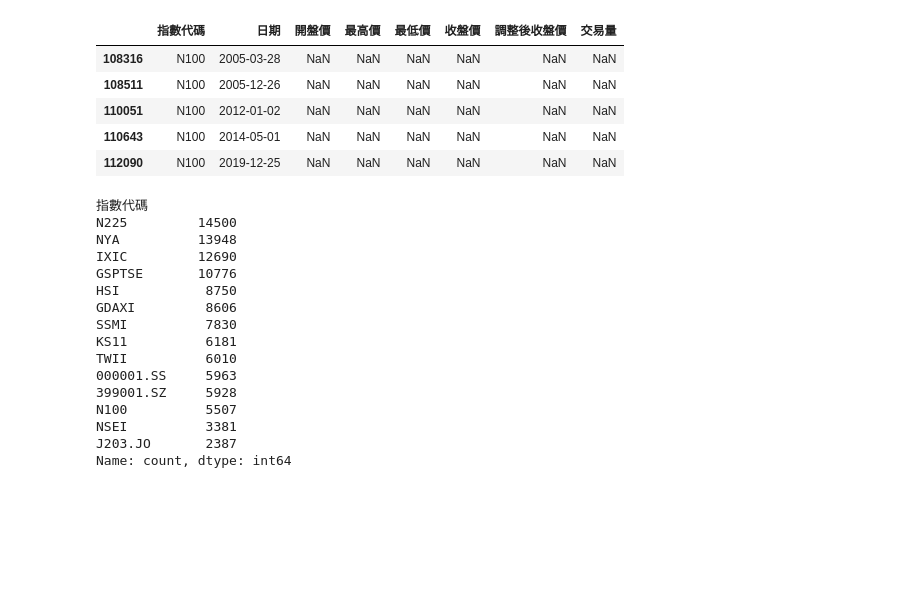
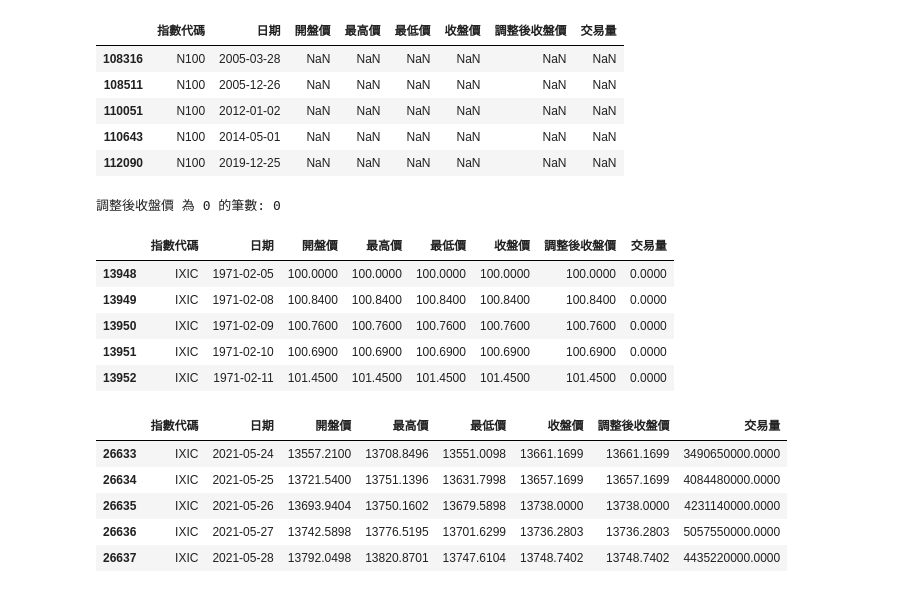
Before and after one commit to GaudiKao/learn-python-by-doing, a Jupyter notebook: Data_Structures&Alogrithms/證券交易所數據分類指數分析.ipynb, the cells around one changed output. Cells and saved outputs as stored; diff of their text form; code cells hidden in the pictures; blank space fills up the shorter version.

```diff
--- a/Data_Structures&Alogrithms/證券交易所數據分類指數分析.ipynb
+++ b/Data_Structures&Alogrithms/證券交易所數據分類指數分析.ipynb
@@ -66,21 +66,22 @@ df_filled = df.ffill()
 | 110643 | N100 | 2014-05-01 | NaN | NaN | NaN | NaN | NaN | NaN |
 | 112090 | N100 | 2019-12-25 | NaN | NaN | NaN | NaN | NaN | NaN |
 # %%
-df['指數代碼'].value_counts()
+
+df_ixic = df[df['指數代碼'] == 'IXIC']
+print(f"調整後收盤價 為 0 的筆數: {len(df_ixic[df_ixic['調整後收盤價'] == 0])}")
+display(df_ixic.head())
+display(df_ixic.tail())
 # %% [output]
-指數代碼
-N225         14500
-NYA          13948
-IXIC         12690
-GSPTSE       10776
-HSI           8750
-GDAXI         8606
-SSMI          7830
-KS11          6181
-TWII          6010
-000001.SS     5963
-399001.SZ     5928
-N100          5507
-NSEI          3381
-J203.JO       2387
-Name: count, dtype: int64
+調整後收盤價 為 0 的筆數: 0
+|  | 指數代碼 | 日期 | 開盤價 | 最高價 | 最低價 | 收盤價 | 調整後收盤價 | 交易量 |
+| 13948 | IXIC | 1971-02-05 | 100.0000 | 100.0000 | 100.0000 | 100.0000 | 100.0000 | 0.0000 |
+| 13949 | IXIC | 1971-02-08 | 100.8400 | 100.8400 | 100.8400 | 100.8400 | 100.8400 | 0.0000 |
+| 13950 | IXIC | 1971-02-09 | 100.7600 | 100.7600 | 100.7600 | 100.7600 | 100.7600 | 0.0000 |
+| 13951 | IXIC | 1971-02-10 | 100.6900 | 100.6900 | 100.6900 | 100.6900 | 100.6900 | 0.0000 |
+| 13952 | IXIC | 1971-02-11 | 101.4500 | 101.4500 | 101.4500 | 101.4500 | 101.4500 | 0.0000 |
+|  | 指數代碼 | 日期 | 開盤價 | 最高價 | 最低價 | 收盤價 | 調整後收盤價 | 交易量 |
+| 26633 | IXIC | 2021-05-24 | 13557.2100 | 13708.8496 | 13551.0098 | 13661.1699 | 13661.1699 | 3490650000.0000 |
+| 26634 | IXIC | 2021-05-25 | 13721.5400 | 13751.1396 | 13631.7998 | 13657.1699 | 13657.1699 | 4084480000.0000 |
+| 26635 | IXIC | 2021-05-26 | 13693.9404 | 13750.1602 | 13679.5898 | 13738.0000 | 13738.0000 | 4231140000.0000 |
+| 26636 | IXIC | 2021-05-27 | 13742.5898 | 13776.5195 | 13701.6299 | 13736.2803 | 13736.2803 | 5057550000.0000 |
+| 26637 | IXIC | 2021-05-28 | 13792.0498 | 13820.8701 | 13747.6104 | 13748.7402 | 13748.7402 | 4435220000.0000 |
```
Also changed, not shown: parts of 6 cells of this notebook.
